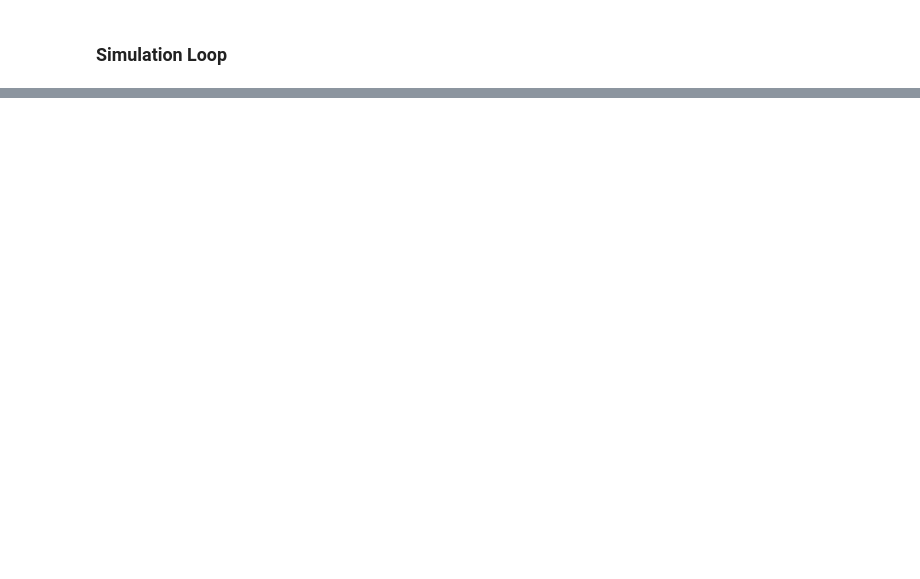
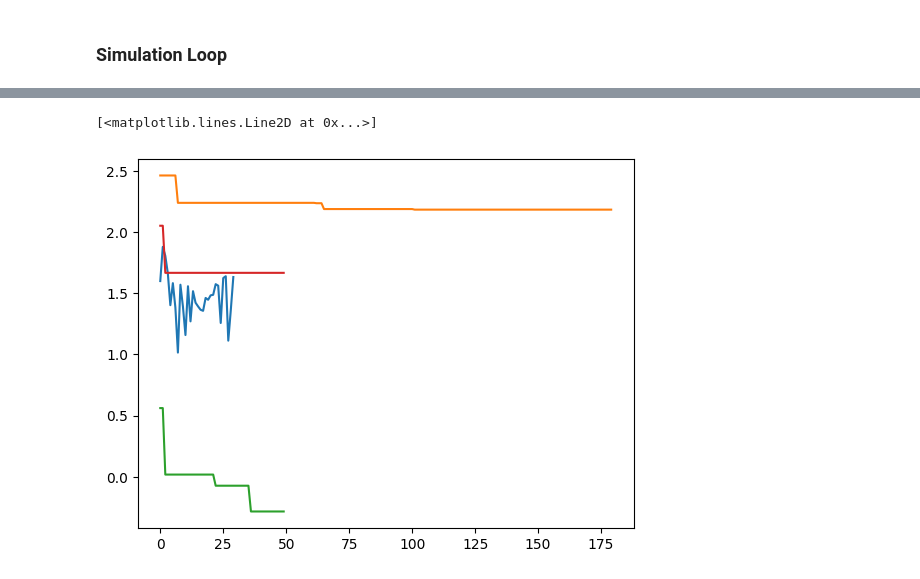
Before and after one commit to chxmpizy/Electric-Shuttle-Route-Optimization, a Jupyter notebook: notebooks/model_train.ipynb, the cells around one changed output, grey strips where cells are left out. Cells and saved outputs as stored; diff of their text form; code cells hidden in the pictures; blank space fills up the shorter version.

```diff
--- a/notebooks/model_train.ipynb
+++ b/notebooks/model_train.ipynb
@@ -247,0 +1311,5 @@ minute
+# %%
+best_SA, score_SA, history_SA = run_sa(routes, stops)
+
+print("Best:", best_SA)
+print("Score:", score_SA)
@@ -247,0 +1336,28 @@ minute
+# %%
+class Particle:
+    def __init__(self, num_routes):
+        self.position = [random.uniform(0, 5) for _ in range(num_routes)]
+        self.velocity = [random.uniform(-1, 1) for _ in range(num_routes)]
+
+        self.best_position = self.position.copy()
+        self.best_score = float("inf")
+# %%
+def discretize(position):
+
+    solution = []
+
+    for i, x in enumerate(position):
+
+        solution.append({
+
+            "route_id": routes_test[i]["route_id"],
+
+            # สำคัญมาก
+
+            "path": routes_test[i]["path"],
+
+            "num_bus": round(x)
+
+        })
+
+    return repair(solution)
@@ -247,0 +1418,5 @@ minute
+# %%
+best_PSO, score_PSO, history_PSO = run_pso(routes, stops)
+
+print("Best:", best_PSO)
+print("Score:", score_PSO)
@@ -247,0 +1906,8 @@ minute
+# %%
+plt.plot(history_GA)
+plt.plot(history_SA)
+plt.plot(history_PSO)
+plt.plot(history_ACO)
+# %% [output]
+[<matplotlib.lines.Line2D at 0x...>]
+[figure, added]
```
Also changed, not shown: parts of 77 cells of this notebook, 6 other files.
